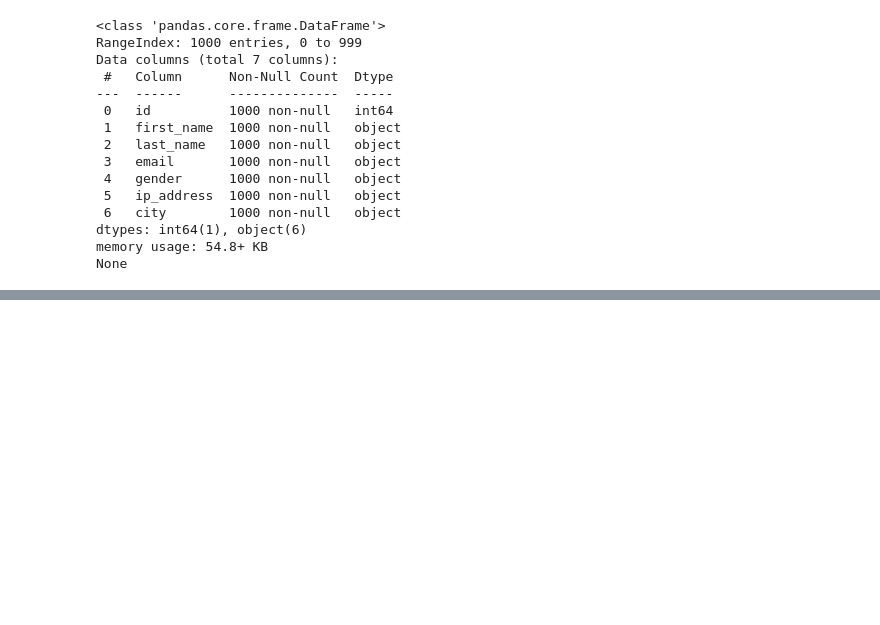
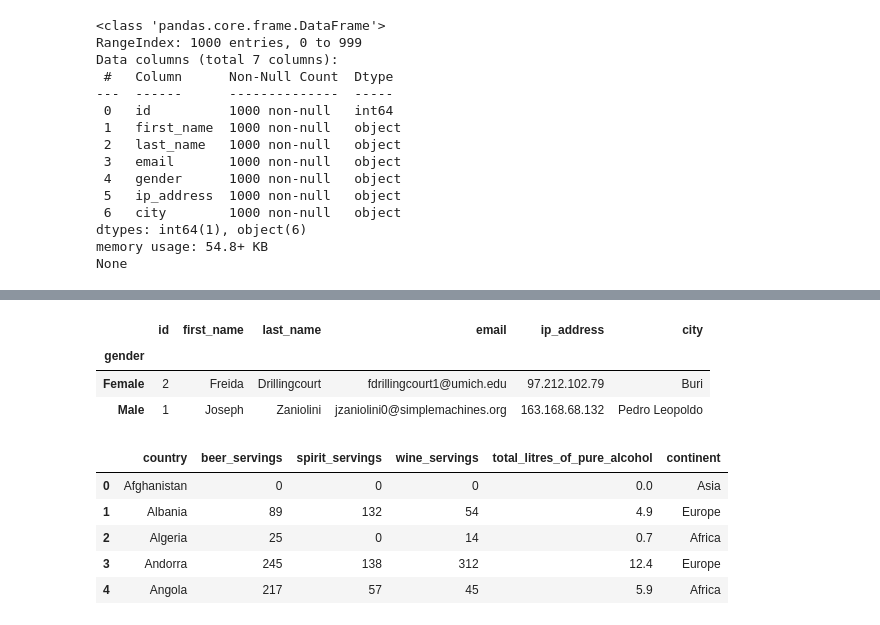
Before and after one commit to taghouti-ghofrane/ELIF-EVENT-2, a Jupyter notebook: PDF_READER & CSV Reader/PDF_READER.ipynb, the cells around one changed output, grey strips where cells are left out. Saved outputs shown, nothing was run; the diff lists cells and outputs as text; code cells hidden in the pictures; blank space fills up the shorter version.

```diff
--- a/PDF_READER & CSV Reader/PDF_READER.ipynb
+++ b/PDF_READER & CSV Reader/PDF_READER.ipynb
@@ -199,0 +223,25 @@ None
+# %%
+gk = df.groupby('gender')
+
+# Let's print the first entries
+# in all the groups formed.
+gk.first()
+# %% [output]
+|  | id | first_name | last_name | email | ip_address | city |
+| gender |  |  |  |  |  |  |
+| Female | 2 | Freida | Drillingcourt | fdrillingcourt1@umich.edu | 97.212.102.79 | Buri |
+| Male | 1 | Joseph | Zaniolini | jzaniolini0@simplemachines.org | 163.168.68.132 | Pedro Leopoldo |
+# %%
+import pandas as pd
+
+# import csv file
+df = pd.read_csv("https://bit.ly/drinksbycountry")
+
+df.head()
+# %% [output]
+|  | country | beer_servings | spirit_servings | wine_servings | total_litres_of_pure_alcohol | continent |
+| 0 | Afghanistan | 0 | 0 | 0 | 0.0 | Asia |
+| 1 | Albania | 89 | 132 | 54 | 4.9 | Europe |
+| 2 | Algeria | 25 | 0 | 14 | 0.7 | Africa |
+| 3 | Andorra | 245 | 138 | 312 | 12.4 | Europe |
+| 4 | Angola | 217 | 57 | 45 | 5.9 | Africa |
```
Also changed, not shown: parts of 3 cells of this notebook.
